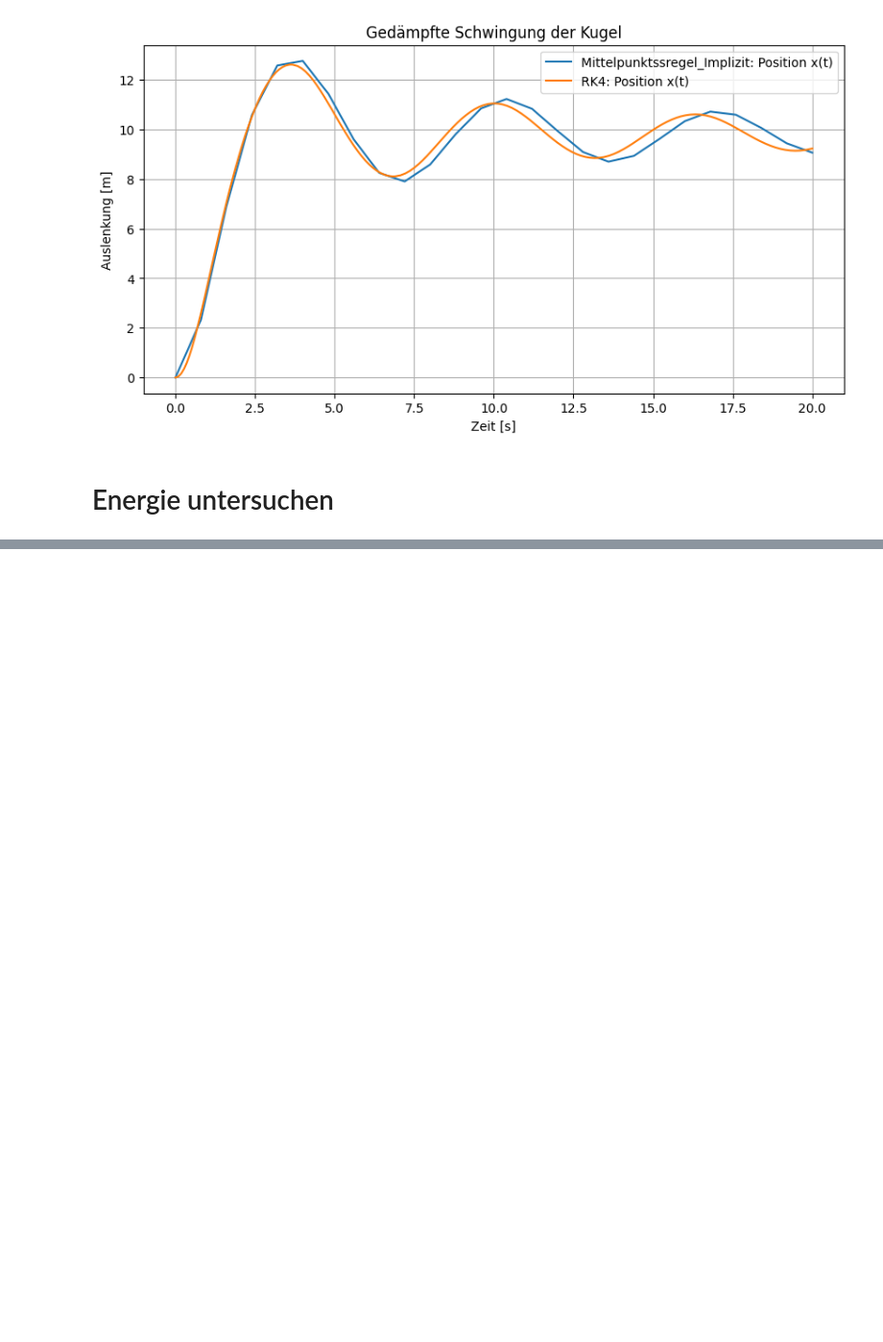
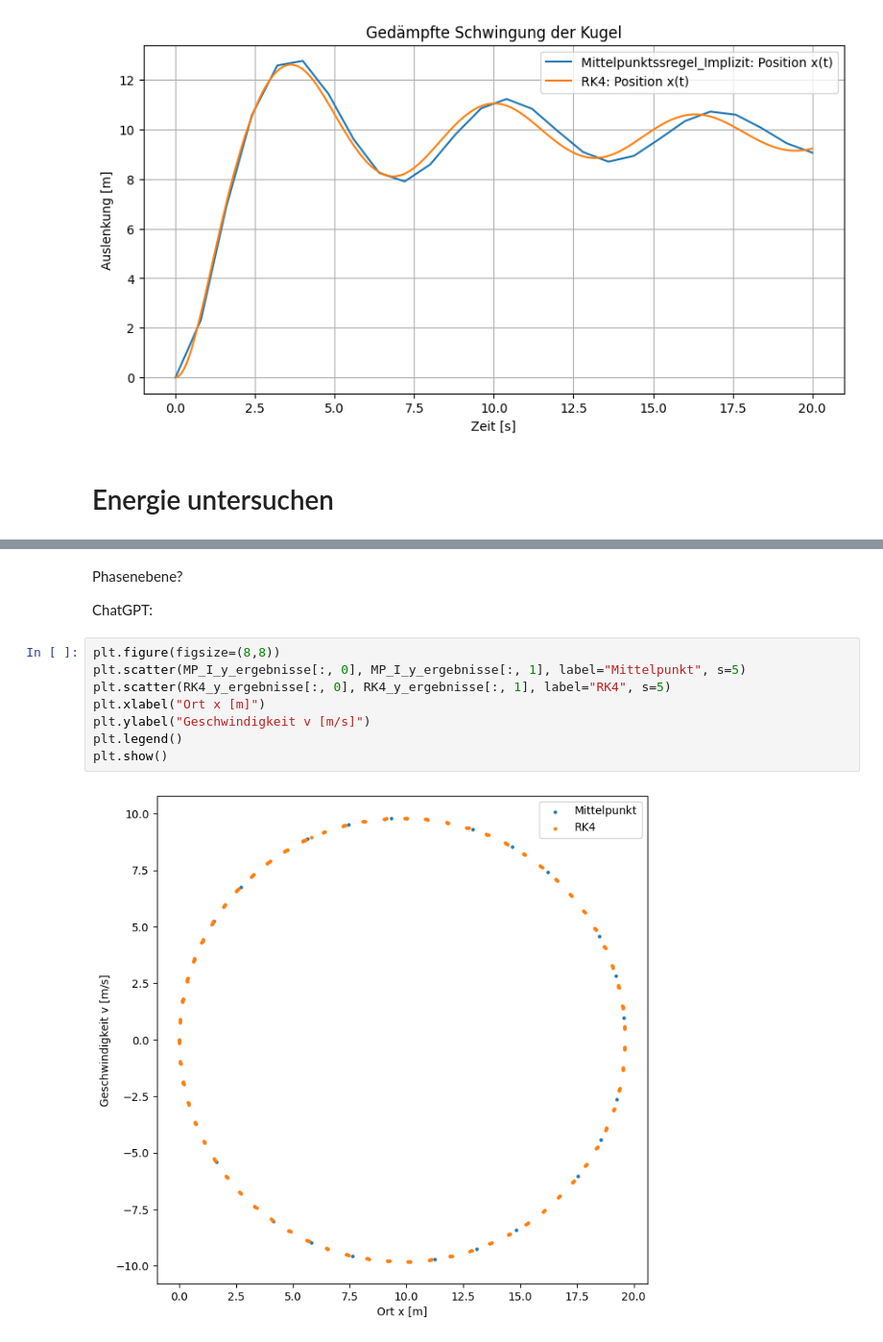
Before and after one commit to BieriCyril/ZHAW_STt_NUM1, a Jupyter notebook: NUM1_Praktikum_W12.ipynb, the cells around one changed output, grey strips where cells are left out. Shown at 96% size. Saved outputs shown, nothing was run; the diff lists cells and outputs as text; blank space fills up the shorter version.

Commit message:
phasenebene done

```diff
--- a/NUM1_Praktikum_W12.ipynb
+++ b/NUM1_Praktikum_W12.ipynb
@@ -332,0 +333,14 @@ plt.show()
+# %% [markdown]
+Phasenebene?
+
+ChatGPT:
+# %%
+plt.figure(figsize=(8,8))
+plt.scatter(MP_I_y_ergebnisse[:, 0], MP_I_y_ergebnisse[:, 1], label="Mittelpunkt", s=5)
+plt.scatter(RK4_y_ergebnisse[:, 0], RK4_y_ergebnisse[:, 1], label="RK4", s=5)
+plt.xlabel("Ort x [m]")
+plt.ylabel("Geschwindigkeit v [m/s]")
+plt.legend()
+plt.show()
+# %% [output]
+[figure, added]
```
Also changed, not shown: parts of 1 cell of this notebook.
